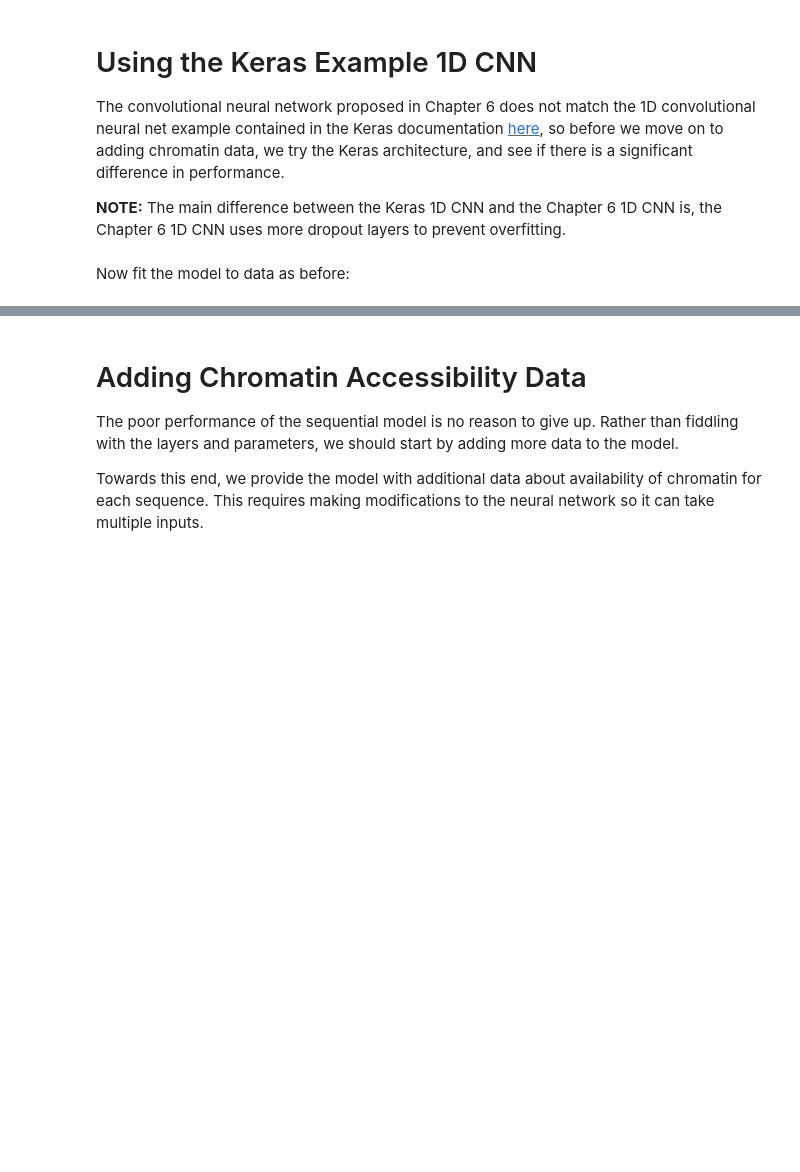
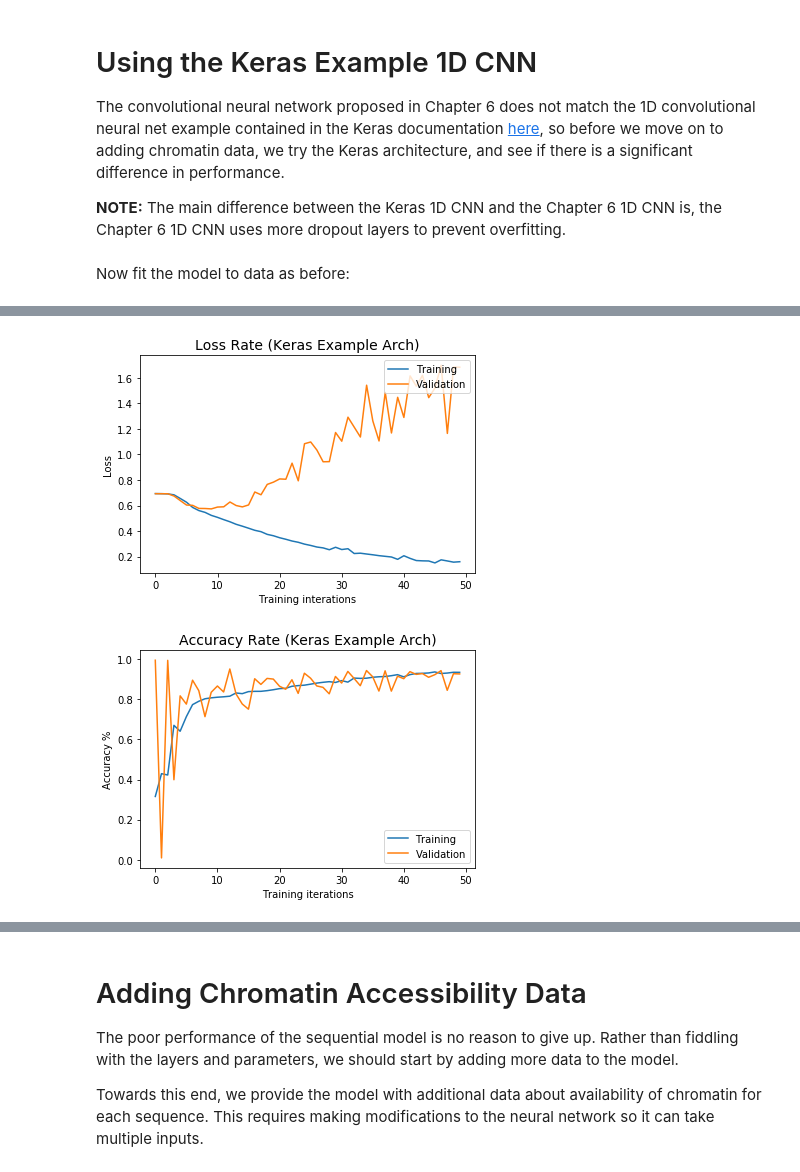
Before and after one commit to charlesreid1/deep-learning-genomics, a Jupyter notebook: keras_cnn1d_dna_transcription.ipynb, the cells around one changed output, grey strips where cells are left out. Drawn from its saved outputs; the diff is of its cells as text; code cells hidden in the pictures; blank space fills up the shorter version.

```diff
--- a/keras_cnn1d_dna_transcription.ipynb
+++ b/keras_cnn1d_dna_transcription.ipynb
@@ -504,7 +616,7 @@ model2.compile(loss='binary_crossentropy',
 # %% [markdown]
 Now fit the model to data as before:
 # %%
-weights_file_B = os.path.join('models','keras_cnn1d_dna_transcription_B.h5')
+weights_file_B = os.path.join(MODELS_DIR,'keras_cnn1d_dna_transcription_B.h5')
 if os.path.exists(weights_file_B):
     model.load_weights(weights_file_B)
 else:
@@ -536,17 +668,23 @@ plt.show()
 # %%
-plt.plot(hist2.history['loss'])
-plt.plot(hist2.history['val_loss'])
-plt.title('Loss Rate (Keras Example Arch)', size=14)
-plt.ylabel('Loss')
-plt.xlabel('Training interations')
-plt.legend(['Training', 'Validation'], loc='upper right')
-plt.show()
+try:
+    plt.plot(hist2.history['loss'])
+    plt.plot(hist2.history['val_loss'])
+    plt.title('Loss Rate (Keras Example Arch)', size=14)
+    plt.ylabel('Loss')
+    plt.xlabel('Training interations')
+    plt.legend(['Training', 'Validation'], loc='upper right')
+    plt.show()
 
-plt.plot(hist2.history['acc'])
-plt.plot(hist2.history['val_acc'])
-plt.title('Accuracy Rate (Keras Example Arch)', size=14)
-plt.ylabel('Accuracy %')
-plt.xlabel('Training iterations')
-plt.legend(['Training','Validation'], loc='lower right')
-plt.show()
+    plt.plot(hist2.history['acc'])
+    plt.plot(hist2.history['val_acc'])
+    plt.title('Accuracy Rate (Keras Example Arch)', size=14)
+    plt.ylabel('Accuracy %')
+    plt.xlabel('Training iterations')
+    plt.legend(['Training','Validation'], loc='lower right')
+    plt.show()
+except NameError:
+    print("Warning: this model was loaded from a file No training history was saved or loaded.")
+# %% [output]
+[figure, added]
+[figure, added]
 # %%
```
Also changed, not shown: parts of 44 cells of this notebook.
